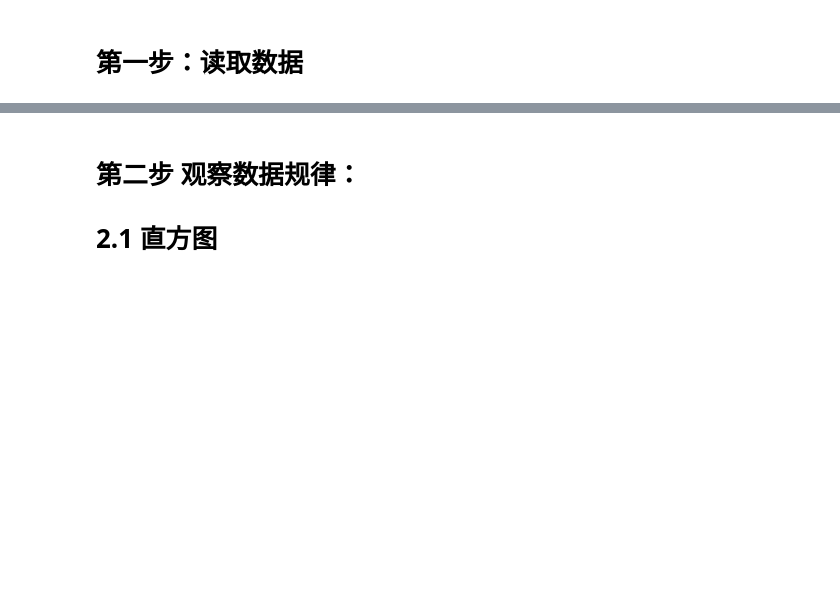
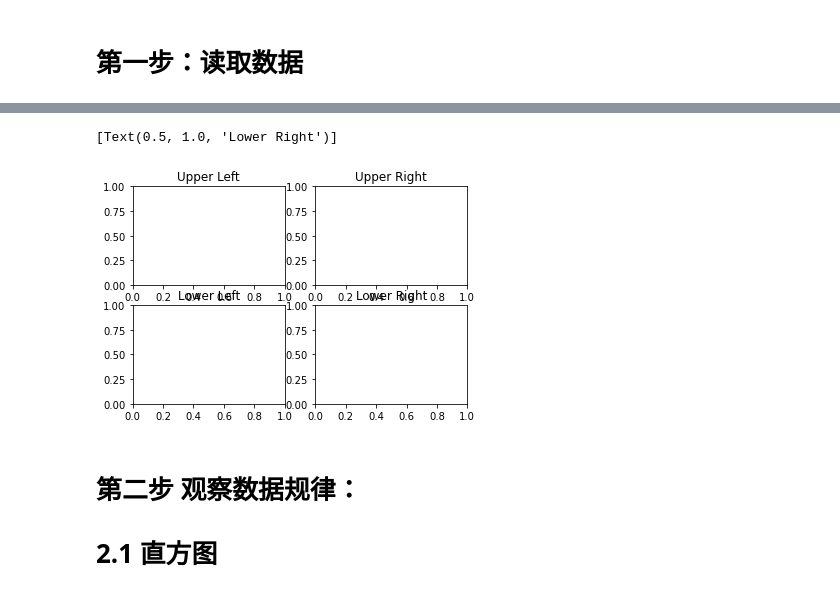
Before and after one commit to LDong-AI/teaching, a Jupyter notebook: PythonPlotExample.ipynb, the cells around one changed output, grey strips where cells are left out. Drawn from its saved outputs; the diff is of its cells as text; code cells hidden in the pictures; blank space fills up the shorter version.

```diff
--- a/PythonPlotExample.ipynb
+++ b/PythonPlotExample.ipynb
@@ -28,3 +67,13 @@ print(df['test preparation course'].nunique())
+# %%
+# 画多张子图
+fig, axes = plt.subplots(nrows=2, ncols=2)
+axes[0,0].set(title='Upper Left')
+axes[0,1].set(title='Upper Right')
+axes[1,0].set(title='Lower Left')
+axes[1,1].set(title='Lower Right')
+# %% [output]
+[Text(0.5, 1.0, 'Lower Right')]
+[figure, added]
 # %% [markdown]
 # 第二步 观察数据规律：
 
```
Also changed, not shown: parts of 27 cells of this notebook.
